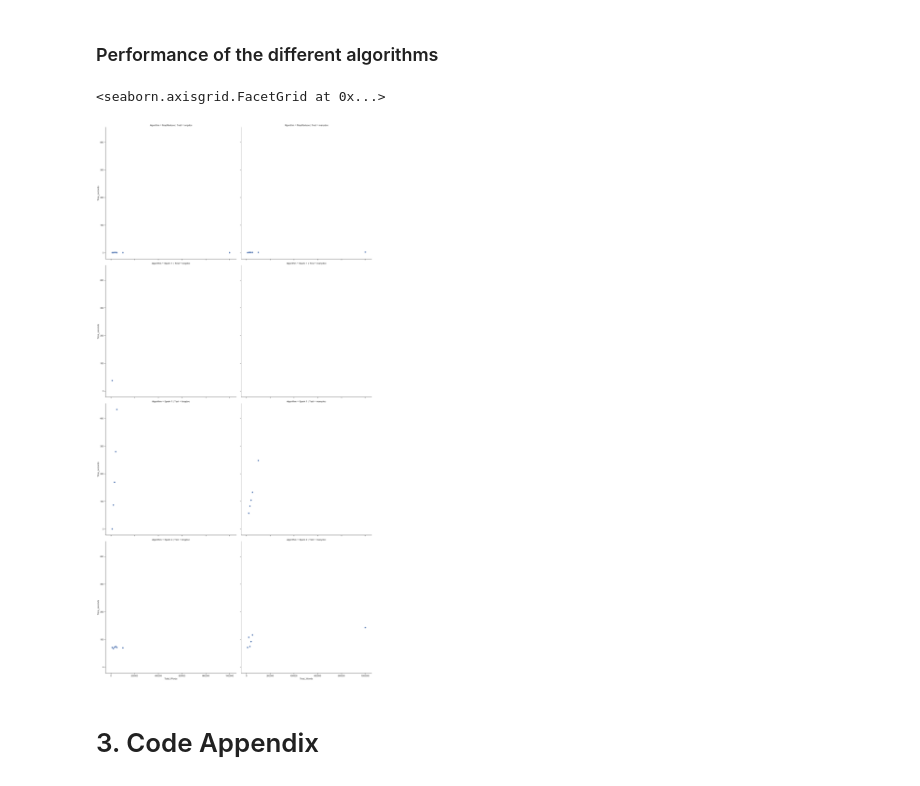
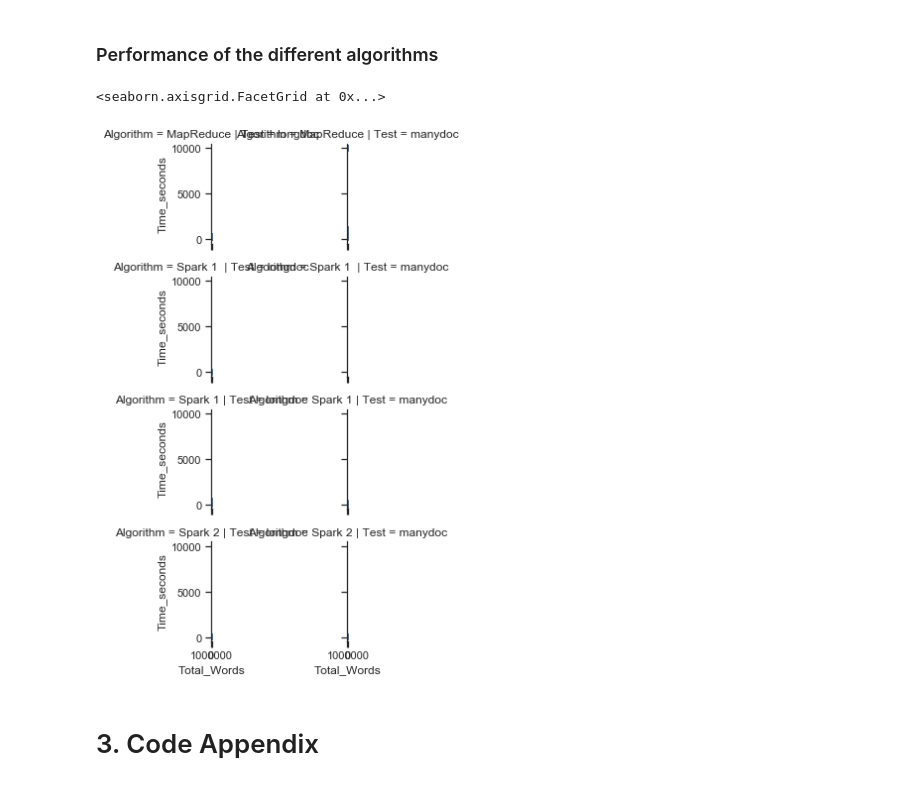
Before and after one commit to ZiggerZZ/DB-TF-IDF, a Jupyter notebook: Results.ipynb, the cells around one changed output. Drawn from its saved outputs; the diff is of its cells as text; code cells hidden in the pictures.

Commit message:
modified plots

```diff
--- a/Results.ipynb
+++ b/Results.ipynb
@@ -112,22 +112,22 @@ tests["Total_Words"] = tests['NumDocs']*tests['NumWordsPerDoc']
 # %%
 import numpy as np
 import pandas as pd
 import seaborn as sns
 import matplotlib.pyplot as plt
 
 %matplotlib inline
 plt.rcParams['figure.figsize'] = [20, 20]
 sns.set(style="ticks")
 
 mapred = tests[(tests["Algorithm"] == "MapReduce") & (tests["time_type"] != "real") &  (tests["Test"] != "TEST") ]
 # modify test type times to compare different times
-allalgs  = tests[ ((tests["time_type"] == "sys") | (tests["time_type"] == "time") )& (tests["Test"] != "TEST") ]
+allalgs  = tests[ ((tests["time_type"] == "real") | (tests["time_type"] == "time") )& (tests["Test"] != "TEST") ]
 
-grid = sns.FacetGrid(allalgs, col="Test", row="Algorithm", height=10)
-grid.map(plt.scatter, "Total_Words", "Time_seconds", marker="o")
+grid = sns.FacetGrid(allalgs, col="Test", row="Algorithm", height=2)
+grid.map(plt.plot, "Total_Words", "Time_seconds", marker="o")
 # %% [output]
 <seaborn.axisgrid.FacetGrid at 0x...>
-[figure, old version]
+[figure, new version]
 # %% [markdown]
 # 3. Code Appendix
 # %% [markdown]
```
